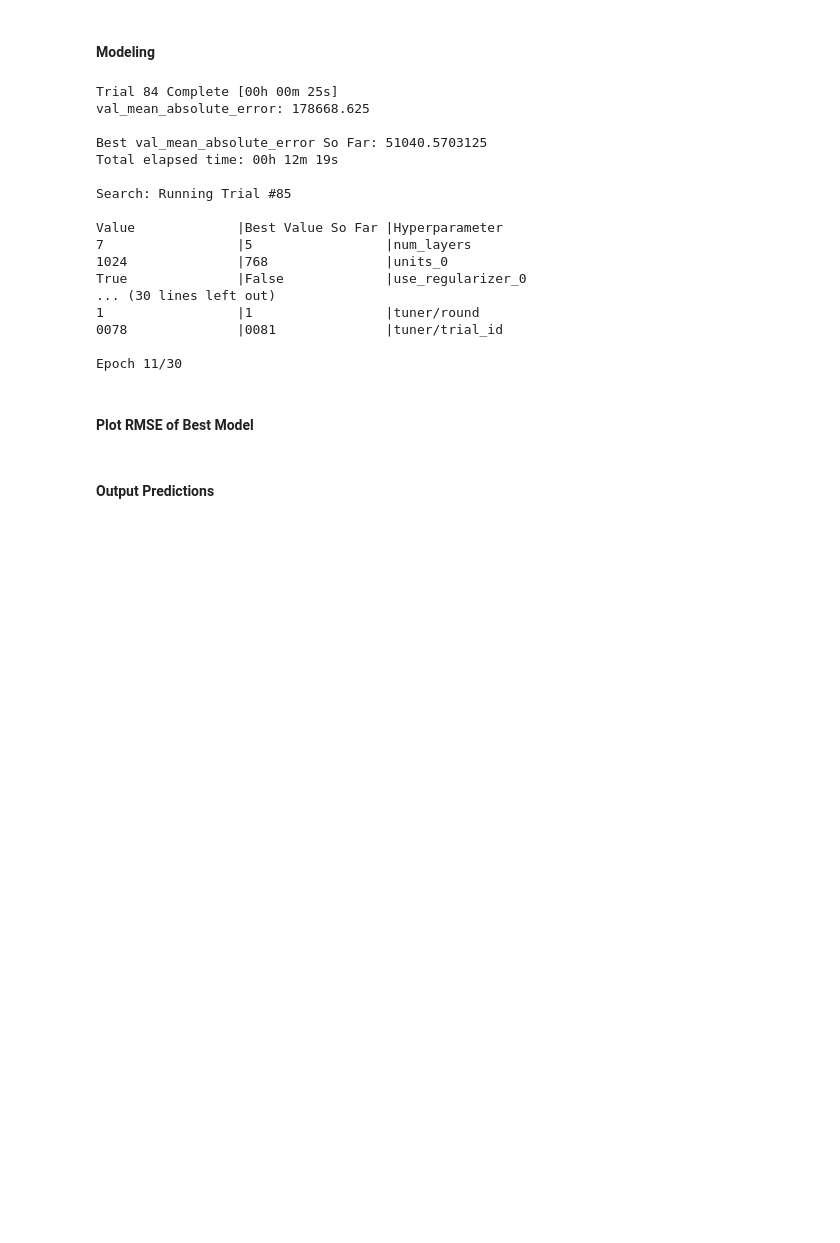
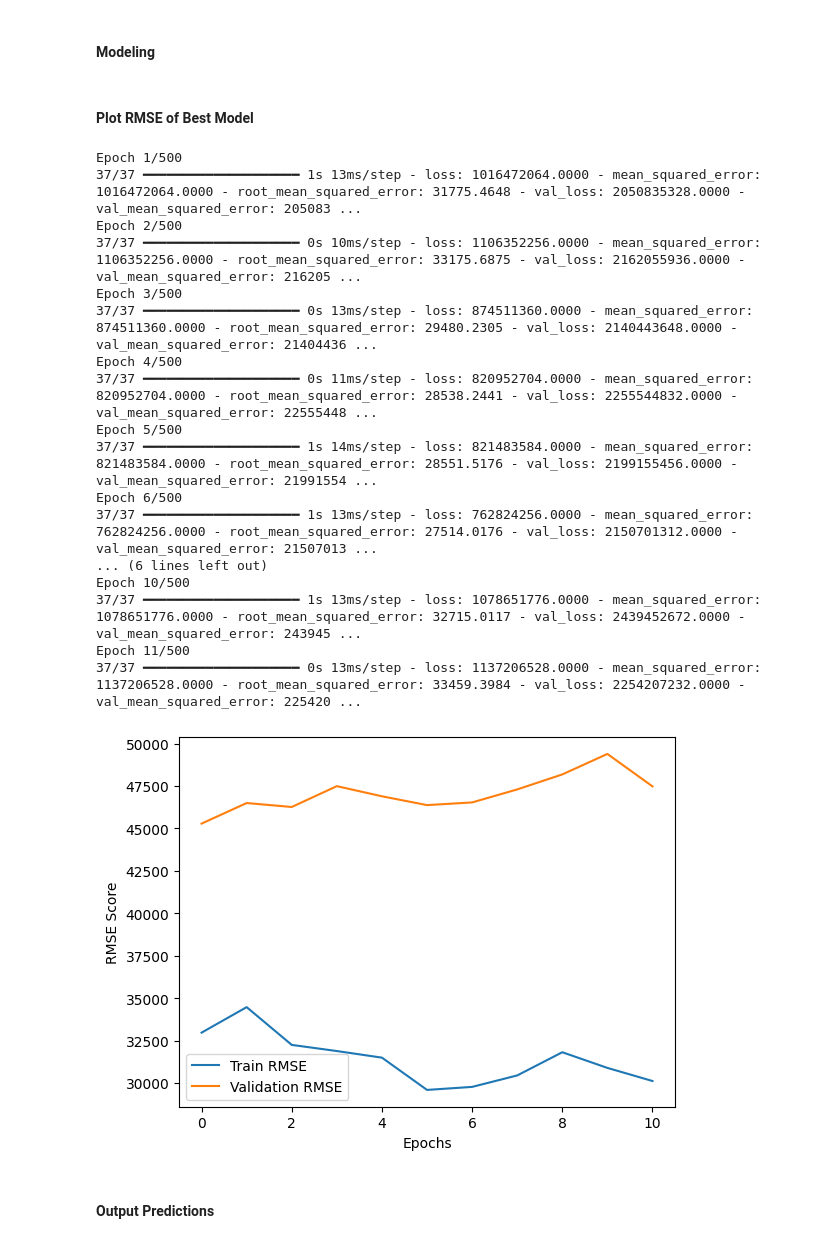
Before and after one commit to PrelaunchZeus2/Kaggle-Challenges, a Jupyter notebook: House Prices/NN_houseprices.ipynb, the cells around one changed output. Cells and saved outputs as stored; diff of their text form; code cells hidden in the pictures; blank space fills up the shorter version.

```diff
--- a/House Prices/NN_houseprices.ipynb
+++ b/House Prices/NN_houseprices.ipynb
@@ -163,11 +163,9 @@ valid_labels = tf.convert_to_tensor(y_valid, dtype = tf.float32)
 from tensorflow import keras
 from tensorflow.keras import layers, regularizers
 from kerastuner import HyperModel
-from kerastuner.tuners import Hyperband
+from kerastuner.tuners import BayesianOptimization
 from tensorflow.keras.metrics import RootMeanSquaredError
-from tensorflow.keras import backend as K
 
-# Define HyperModel
 class HousePriceHyperModel(HyperModel):
     def build(self, hp):
         model = keras.Sequential()
@@ -181,15 +179,11 @@ class HousePriceHyperModel(HyperModel):
                            step=256)
             activation = 'relu'
 
-            # Decide whether to use a regularizer
-            use_regularizer = hp.Boolean('use_regularizer_' + str(i))
-            if use_regularizer:
-                kernel_regularizer = regularizers.l2(hp.Float('l2_regularization_' + str(i),
-                                                              min_value=1e-6,
-                                                              max_value=1e-3,
-                                                              sampling='LOG'))
-            else:
-                kernel_regularizer = None
+            # Add regularization
+            kernel_regularizer = regularizers.l2(hp.Float('l2_regularization_' + str(i),
+                                                          min_value=1e-6,
+                                                          max_value=1e-3,
+                                                          sampling='LOG'))
 
             model.add(layers.Dense(units=units,
                                    activation=activation,
@@ -213,11 +207,10 @@ class HousePriceHyperModel(HyperModel):
         )
         return model
 
-tuner = Hyperband(
+tuner = BayesianOptimization(
     HousePriceHyperModel(),
     objective='val_mean_absolute_error',
-    max_epochs=30,
-    factor=4,
+    max_trials=100,  # Number of hyperparameter combinations to try
     directory='House Price Tuning',
     project_name='House Price Prediction',
     overwrite=True
@@ -226,16 +219,12 @@ tuner = Hyperband(
 #********************#
 MY_PATIENCE = 10
 MY_EPOCHS = 500
-MY_MIN_DELTA = 1e-4
+MY_MIN_DELTA = 0.001
 #********************#
-
-# Ensure the shapes of the datasets are consistent
-assert X_train.shape[0] == y_train.shape[0], "Mismatch in number of samples between X_train and y_train"
-assert train_tensor.shape[0] == train_labels.shape[0], "Mismatch in number of samples between train_tensor and train_labels"
 
 tuner.search(
     X_train, y_train,
-    validation_data=(train_tensor, train_labels),
+    validation_data=(X_valid, y_valid),
     epochs=MY_EPOCHS,
     callbacks=[keras.callbacks.EarlyStopping(patience=MY_PATIENCE, min_delta=MY_MIN_DELTA, restore_best_weights=True)]
 )
@@ -244,43 +233,42 @@ best_model = tuner.get_best_models(num_models=1)[0]
 best_hyperparams = tuner.get_best_hyperparameters(num_trials=1)[0]
 
 best_model.compile(optimizer='adam', loss='mean_squared_error', metrics=['mean_squared_error', RootMeanSquaredError()])
-best_model.evaluate(valid_tensor, valid_labels)
+best_model.evaluate(X_valid, y_valid)
-# %% [output]
-Trial 84 Complete [00h 00m 25s]
-val_mean_absolute_error: 178668.625
-
-Best val_mean_absolute_error So Far: 51040.5703125
-Total elapsed time: 00h 12m 19s
-
-Search: Running Trial #85
-
-Value             |Best Value So Far |Hyperparameter
-7                 |5                 |num_layers
-1024              |768               |units_0
-True              |False             |use_regularizer_0
-... (30 lines left out)
-1                 |1                 |tuner/round
-0078              |0081              |tuner/trial_id
-
-Epoch 11/30
 # %% [markdown]
 #### Plot RMSE of Best Model
 # %%
 history = best_model.fit(
     X_train, y_train,
     validation_data=(X_valid, y_valid),
-    epochs = MY_EPOCHS,
-    callbacks=[keras.callbacks.EarlyStopping(patience = MY_PATIENCE, restore_best_weights=True)]
+    epochs=MY_EPOCHS,
+    callbacks=[keras.callbacks.EarlyStopping(patience=MY_PATIENCE, min_delta=MY_MIN_DELTA, restore_best_weights=True)]
 )
 
-import matplotlib.pyplot as plt
-
 plt.plot(history.history['root_mean_squared_error'], label='Train RMSE')
-plt.plot(history.history['root_mean_squared_error'], label='Validation RMSE')
+plt.plot(history.history['val_root_mean_squared_error'], label='Validation RMSE')
 plt.xlabel('Epochs')
 plt.ylabel('RMSE Score')
 plt.legend()
 plt.show()
+# %% [output]
+Epoch 1/500
+37/37 ━━━━━━━━━━━━━━━━━━━━ 1s 13ms/step - loss: 1016472064.0000 - mean_squared_error: 1016472064.0000 - root_mean_squared_error: 31775.4648 - val_loss: 2050835328.0000 - val_mean_squared_error: 205083 ...
+Epoch 2/500
+37/37 ━━━━━━━━━━━━━━━━━━━━ 0s 10ms/step - loss: 1106352256.0000 - mean_squared_error: 1106352256.0000 - root_mean_squared_error: 33175.6875 - val_loss: 2162055936.0000 - val_mean_squared_error: 216205 ...
+Epoch 3/500
+37/37 ━━━━━━━━━━━━━━━━━━━━ 0s 13ms/step - loss: 874511360.0000 - mean_squared_error: 874511360.0000 - root_mean_squared_error: 29480.2305 - val_loss: 2140443648.0000 - val_mean_squared_error: 21404436 ...
+Epoch 4/500
+37/37 ━━━━━━━━━━━━━━━━━━━━ 0s 11ms/step - loss: 820952704.0000 - mean_squared_error: 820952704.0000 - root_mean_squared_error: 28538.2441 - val_loss: 2255544832.0000 - val_mean_squared_error: 22555448 ...
+Epoch 5/500
+37/37 ━━━━━━━━━━━━━━━━━━━━ 1s 14ms/step - loss: 821483584.0000 - mean_squared_error: 821483584.0000 - root_mean_squared_error: 28551.5176 - val_loss: 2199155456.0000 - val_mean_squared_error: 21991554 ...
+Epoch 6/500
+37/37 ━━━━━━━━━━━━━━━━━━━━ 1s 13ms/step - loss: 762824256.0000 - mean_squared_error: 762824256.0000 - root_mean_squared_error: 27514.0176 - val_loss: 2150701312.0000 - val_mean_squared_error: 21507013 ...
+... (6 lines left out)
+Epoch 10/500
+37/37 ━━━━━━━━━━━━━━━━━━━━ 1s 13ms/step - loss: 1078651776.0000 - mean_squared_error: 1078651776.0000 - root_mean_squared_error: 32715.0117 - val_loss: 2439452672.0000 - val_mean_squared_error: 243945 ...
+Epoch 11/500
+37/37 ━━━━━━━━━━━━━━━━━━━━ 0s 13ms/step - loss: 1137206528.0000 - mean_squared_error: 1137206528.0000 - root_mean_squared_error: 33459.3984 - val_loss: 2254207232.0000 - val_mean_squared_error: 225420 ...
+[figure, added]
 # %% [markdown]
 #### Output Predictions
 # %%
```
